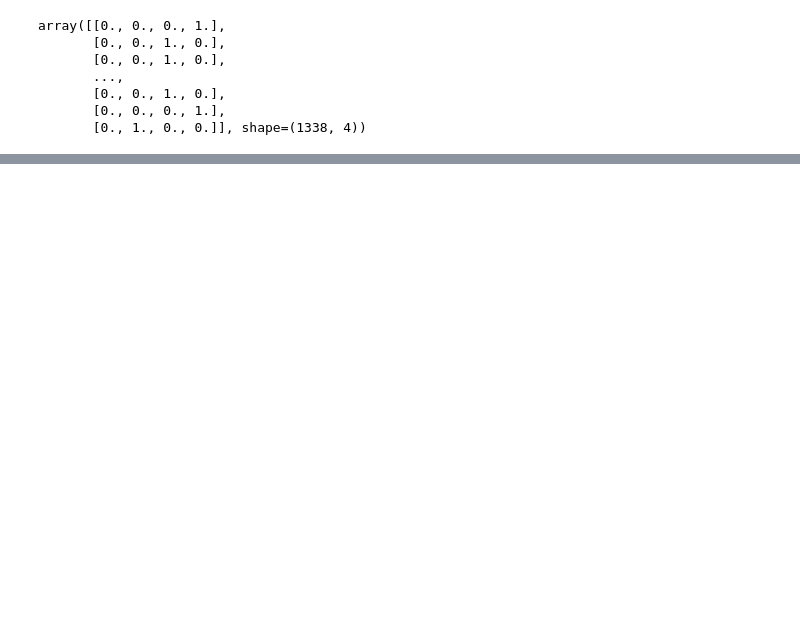
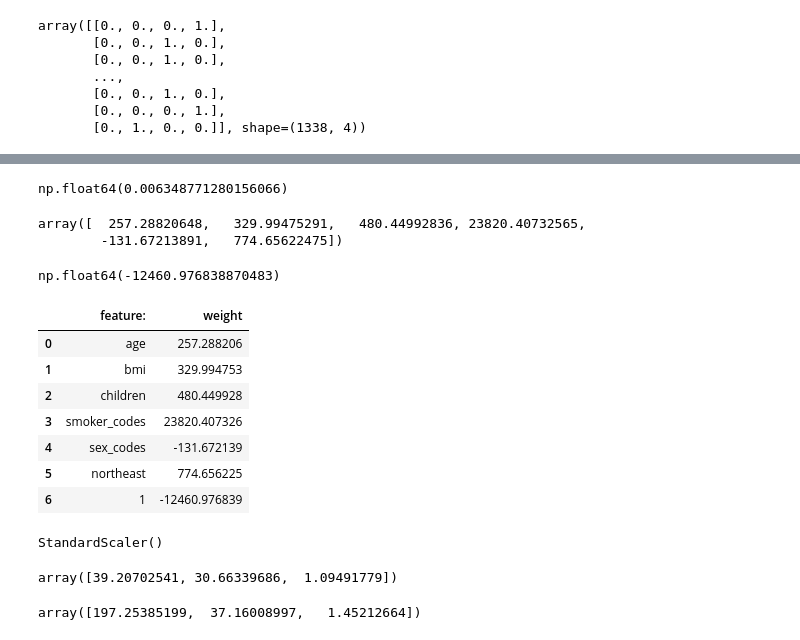
Before and after one commit to LeeBoy-Hmong/MachineLearning, a Jupyter notebook: LinearRegression.ipynb, the cells around one changed output, grey strips where cells are left out. Saved outputs shown, nothing was run; the diff lists cells and outputs as text; code cells hidden in the pictures; blank space fills up the shorter version.

```diff
--- a/LinearRegression.ipynb
+++ b/LinearRegression.ipynb
@@ -773,0 +779,10 @@ medical_df
+# %%
+input_col = ['age', 'bmi', 'children', 'smoker_codes', 'sex_codes', 'northeast']
+inputs, targets = medical_df[input_col], medical_df['charges']
+
+model = LinearRegression().fit(inputs, targets)
+
+prediction = model.predict(inputs)
+
+loss = rmse(targets, prediction)
+print(f"Loss: {loss}")
@@ -773,0 +791,4 @@ medical_df
+# %%
+medical_df.charges.corr(medical_df['northeast'])
+# %% [output]
+np.float64(0.006348771280156066)
@@ -773,0 +800,25 @@ medical_df
+# %%
+model.coef_
+# %% [output]
+array([  257.28820648,   329.99475291,   480.44992836, 23820.40732565,
+        -131.67213891,   774.65622475])
+# %%
+model.intercept_
+# %% [output]
+np.float64(-12460.976838870483)
+# %%
+weights_df = pd.DataFrame({
+    'feature:': np.append(input_col, 1),
+    'weight': np.append(model.coef_, model.intercept_)
+})
+
+weights_df
+# %% [output]
+|  | feature: | weight |
+| 0 | age | 257.288206 |
+| 1 | bmi | 329.994753 |
+| 2 | children | 480.449928 |
+| 3 | smoker_codes | 23820.407326 |
+| 4 | sex_codes | -131.672139 |
+| 5 | northeast | 774.656225 |
+| 6 | 1 | -12460.976839 |
@@ -773,0 +837,14 @@ medical_df
+# %%
+numeric_cols = ['age','bmi','children']
+scaler = StandardScaler()
+scaler.fit(medical_df[numeric_cols])
+# %% [output]
+StandardScaler()
+# %%
+scaler.mean_
+# %% [output]
+array([39.20702541, 30.66339686,  1.09491779])
+# %%
+scaler.var_
+# %% [output]
+array([197.25385199,  37.16008997,   1.45212664])
```
Also changed, not shown: parts of 14 cells of this notebook.
